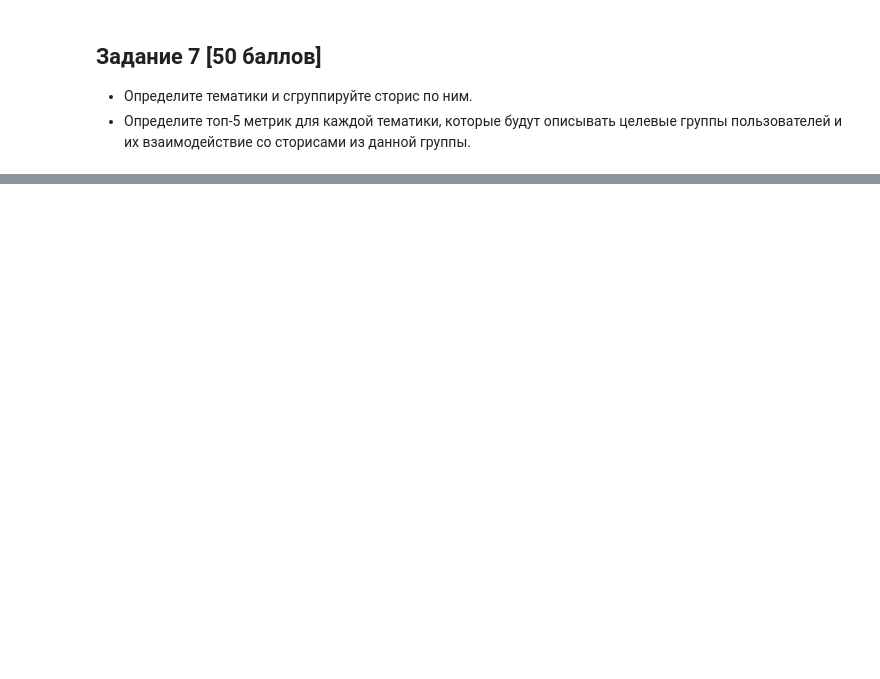
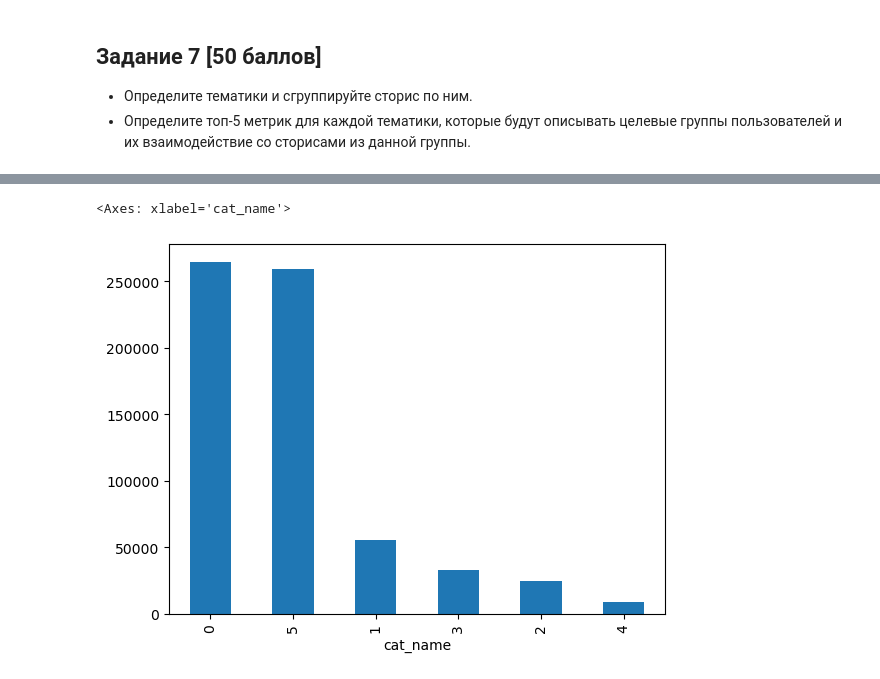
Before and after one commit to Arseny13/hw_sc_tf, a Jupyter notebook: final_task/final_project.ipynb, the cells around one changed output, grey strips where cells are left out. Saved outputs shown, nothing was run; the diff lists cells and outputs as text; code cells hidden in the pictures; blank space fills up the shorter version.

```diff
--- a/final_task/final_project.ipynb
+++ b/final_task/final_project.ipynb
@@ -159,3 +304,25 @@ sns.catplot(x="age", y="device_type", col="os",
+# %%
+def categort_name(name):
+    if type(name) != str:
+        return 0
+    name = name.lower()
+    if 'траты' in name:
+        return 1
+    elif '?' in name:
+        return 2
+    elif 'как' in name:
+        return 3
+    elif 'топ' in name:
+        return 4
+    else:
+        return 5
+# %%
+df['cat_name'] = df['name'].map(categort_name)
+# %%
+df.cat_name.value_counts().plot(kind="bar")
+# %% [output]
+<Axes: xlabel='cat_name'>
+[figure, added]
 # %%
 # %% [output]
 |  | user_id | date_ | prosmotr | story_id | age | device_type | app_or_web | browser | os | gender | ... |
```
Also changed, not shown: parts of 12 cells of this notebook.
